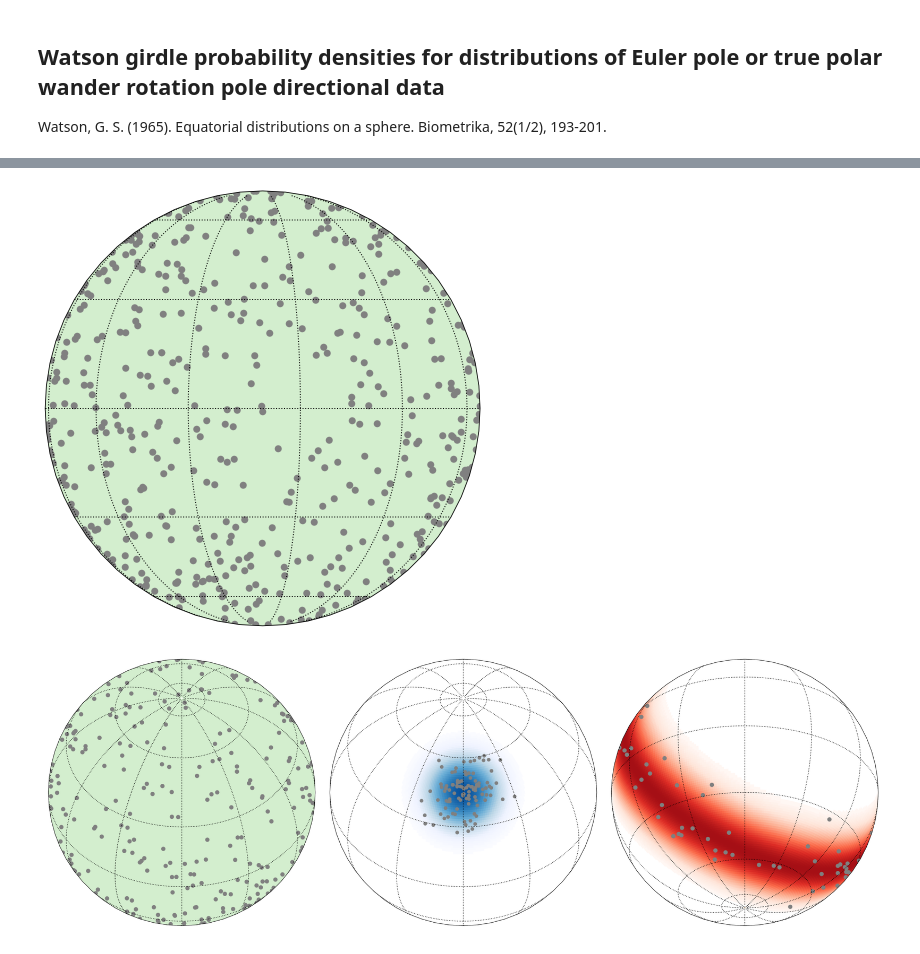
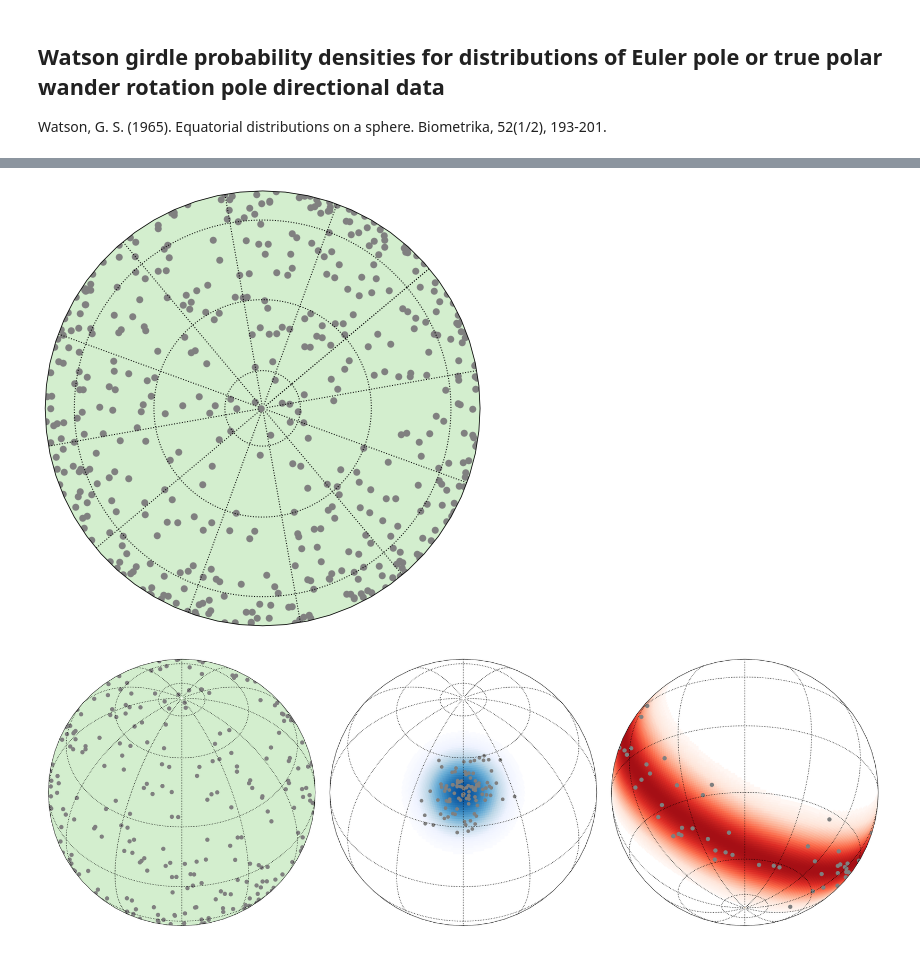
Before and after one commit to Swanson-Hysell-Group/Bayesian_PEP_inversion, a Jupyter notebook: PEP_distributions.ipynb, the cells around one changed output, grey strips where cells are left out. Cells and saved outputs as stored; diff of their text form; code cells hidden in the pictures.

```diff
--- a/PEP_distributions.ipynb
+++ b/PEP_distributions.ipynb
@@ -136,35 +138,35 @@ with pm.Model() as model:
 with pm.Model() as model:
     lon = 30.
     lat = 0.
     k = -.01
     # either fisherian or watson girdle distribution can work for uniform spherical distribution
     vmf1 = pep.Watson_Girdle('U1', lon_lat = [lon, lat], k = k, testval = np.array([1., 0.]), shape = 2)
 #     vmf2 = pep.Watson_Girdle('U2', lon_lat = [lon, lat], k = k, testval = np.array([1., 0.]), shape = 2)
 
     data1 = np.array([vmf1.random() for i in range(1000)])
 #     data2 = np.array([vmf2.random() for i in range(1000)])
 
     phi1 = data1[:,0]
     theta1 = data1[:,1]
 #     phi2 = data2[:,0]
 #     theta2 = data2[:,1]
 #     for i, this_lat in enumerate(reg_lat):
 #         for j, this_lon in enumerate(reg_lon):
 #             uniform_vals[i,j] = np.exp(girdle_logp([lon, lat], k, [this_lon,this_lat]))
 
 
-    ax = ipmag.make_orthographic_map(lon+20)
+    ax = ipmag.make_orthographic_map(lon+20,90)
     c = ax.pcolormesh(mesh_lon, mesh_lat, uniform_vals,  transform=ccrs.PlateCarree(), cmap=cmap_green, vmin=-0.1, vmax=1.0, rasterized=True)
     ax.scatter(phi1, theta1,  color = 'grey', marker = 'o', edgecolor='grey', alpha = 1, transform=ccrs.PlateCarree() )
 
 
 #     ax.scatter(phi2, theta2,  color = 'r', marker = 's', edgecolor='r', alpha = 0.2, transform=ccrs.PlateCarree() )
 
 #     ipmag.plot_vgp(ax, lon, lat)
 #     plt.savefig('code_output/example_Sphere_uniform_distribution.png',bbox_inches='tight', dpi=300)
     plt.show()
 # %% [output]
-[figure, old version]
+[figure, new version]
 # %%
 example_uniform = mpimg.imread('code_output/example_Sphere_uniform_distribution.png');
 example_fisher = mpimg.imread('code_output/example_fisher_distribution.png');
```
Also changed, not shown: parts of 8 cells of this notebook, 4 other files.
